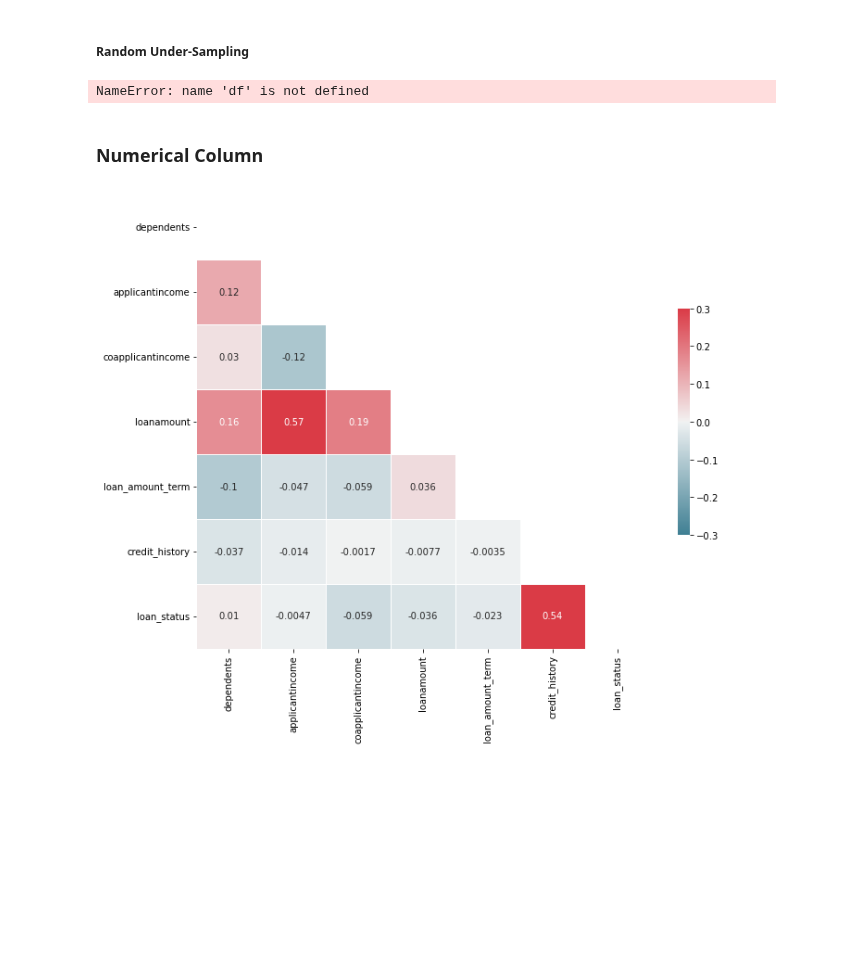
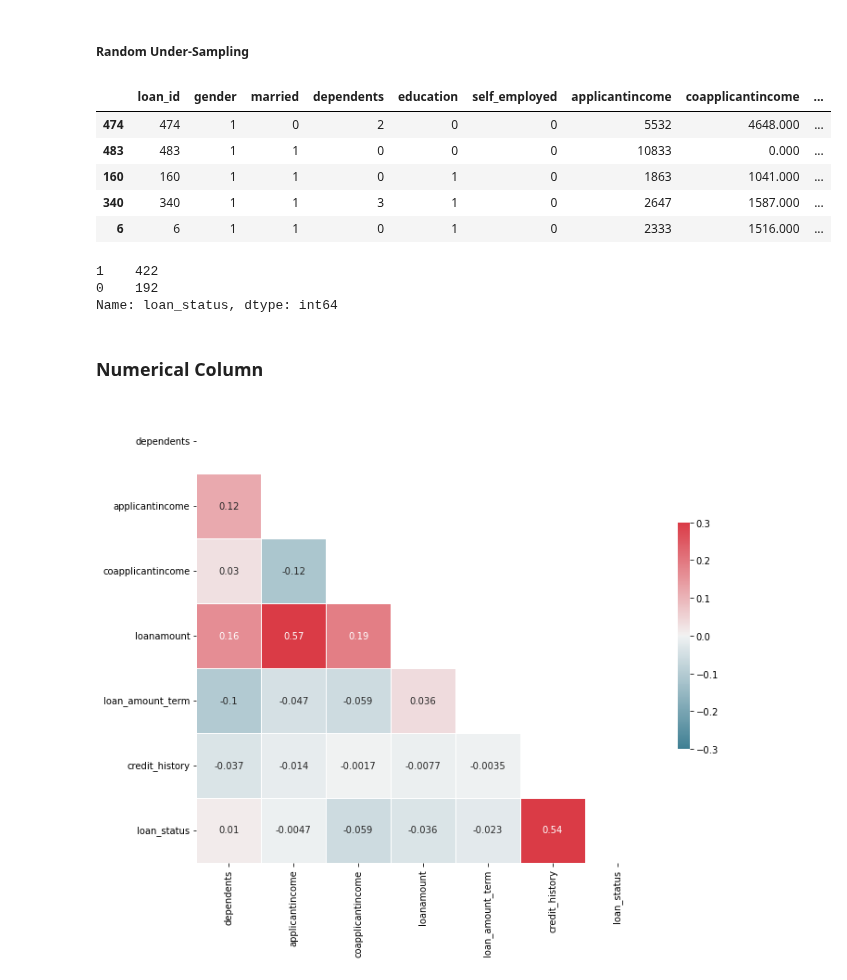
Before and after one commit to masete/Home-Loan-Approval, a Jupyter notebook: homeapproval.ipynb, the cells around one changed output. Drawn from its saved outputs; the diff is of its cells as text; code cells hidden in the pictures; blank space fills up the shorter version.

Commit message:
random under sampling

```diff
--- a/homeapproval.ipynb
+++ b/homeapproval.ipynb
@@ -1125,12 +1125,28 @@ df_train.head()
 df_train = df_train.sample(frac=1)
 # %%
 # amount of fraud classes 492 rows.
-loan_1 = df.loc[df_train["loan_status"] == 1]
-loan_0 = df.loc[df_train["loan_status"] == 0][:30996]
+loan_1 = df_train.loc[df_train["loan_status"] == 1]
+loan_0 = df_train.loc[df_train["loan_status"] == 0][:30996]
 
 normal_distributed_data = pd.concat([loan_1, loan_0])
-# %% [output]
-NameError: name 'df' is not defined
+# %%
+# Shuffle dataframe rows
+loan = normal_distributed_data.sample(frac=1, random_state=42)
+
+loan.head()
+# %% [output]
+|  | loan_id | gender | married | dependents | education | self_employed | applicantincome | coapplicantincome | ... |
+| 474 | 474 | 1 | 0 | 2 | 0 | 0 | 5532 | 4648.000 | ... |
+| 483 | 483 | 1 | 1 | 0 | 0 | 0 | 10833 | 0.000 | ... |
+| 160 | 160 | 1 | 1 | 0 | 1 | 0 | 1863 | 1041.000 | ... |
+| 340 | 340 | 1 | 1 | 3 | 1 | 0 | 2647 | 1587.000 | ... |
+| 6 | 6 | 1 | 1 | 0 | 1 | 0 | 2333 | 1516.000 | ... |
+# %%
+df_train.loan_status.value_counts()
+# %% [output]
+1    422
+0    192
+Name: loan_status, dtype: int64
 # %% [markdown]
 ### Numerical Column
 # %%
```
Also changed, not shown: parts of 4 cells of this notebook.
